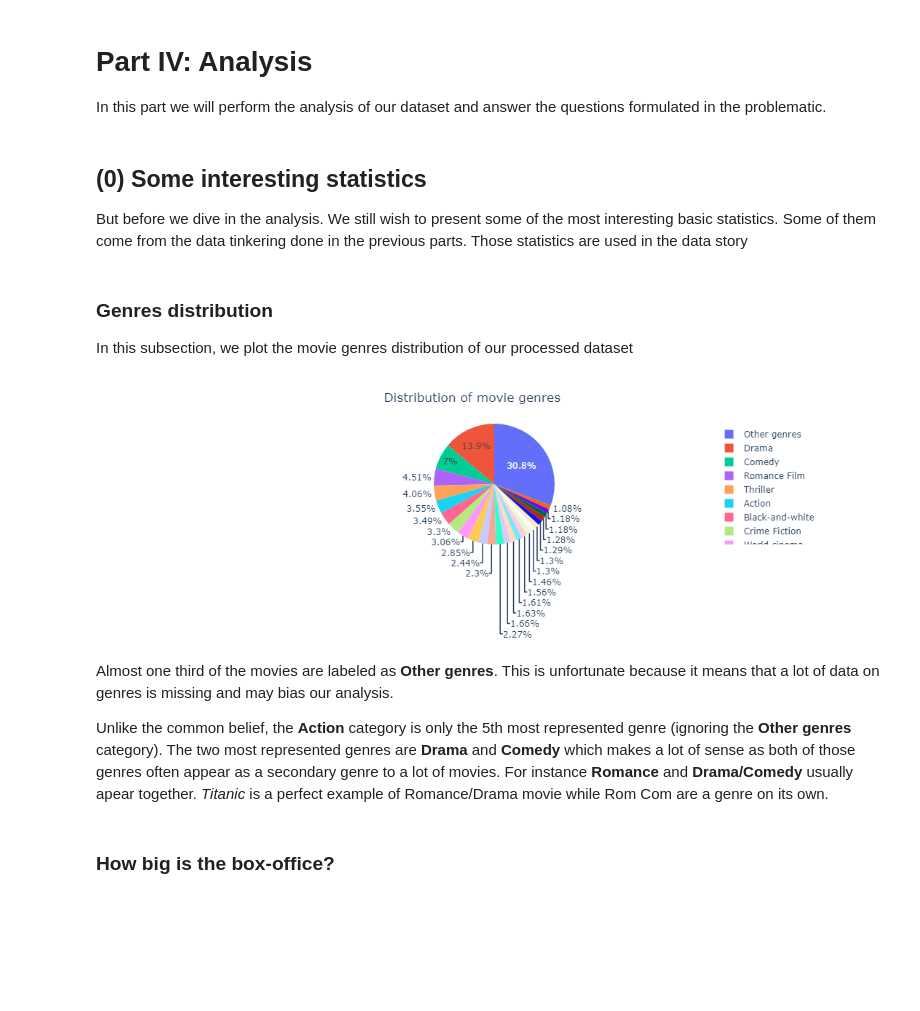
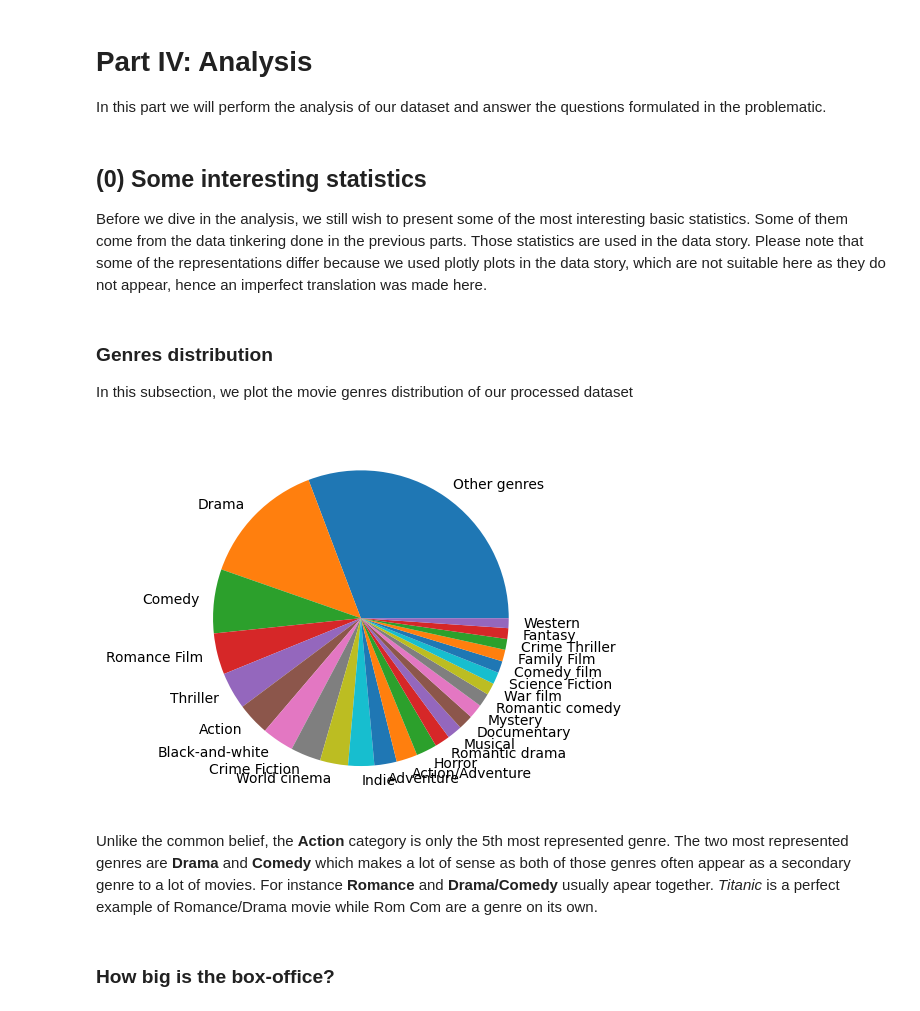
Before and after one commit to epfl-ada/ada-2023-project-advanceddataarsonists, a Jupyter notebook: data_analysis.ipynb, the cells around one changed output. Cells and saved outputs as stored; diff of their text form; code cells hidden in the pictures; blank space fills up the shorter version.

Commit message:
Fix genres

```diff
--- a/data_analysis.ipynb
+++ b/data_analysis.ipynb
@@ -1060,30 +1062,35 @@ actor_movies_with_genre["genres_freq"] = genres_freq.tolist()
 # %% [markdown]
 ## (0) Some interesting statistics
 
-But before we dive in the analysis. We still wish to present some of the most interesting basic statistics. Some of them come from the data tinkering done in the previous parts. Those statistics are used in the data story
+Before we dive in the analysis, we still wish to present some of the most interesting basic statistics. Some of them come from the data tinkering done in the previous parts. Those statistics are used in the data story. Please note that some of the representations differ because we used plotly plots in the data story, which are not suitable here as they do not appear, hence an imperfect translation was made here.
 # %% [markdown]
 ### Genres distribution
 
 In this subsection, we plot the movie genres distribution of our processed dataset
 # %%
-df = movies["movie_genres"].explode().reset_index(drop=True)
-df = pd.DataFrame(df)
+# Get movie genres, aggregate by unqiuie genre to get frequencies and make a pie chart
+df = pd.DataFrame(movies["movie_genres"].explode().reset_index(drop=True))
 df["count"] = [1]*len(df)
 tot = len(df)
+
 df = df.groupby("movie_genres").agg(np.sum).reset_index()
 df["count"] = (df["count"]/tot)*100
 df = df.sort_values("count", ascending=False)
+
+# Less than 1% of movies => grouped to other genres
 df.loc[df['count'] < 1, 'movie_genres'] = 'Other genres'
+
+# Needed for plotly => matplotlib translation
+df = df.groupby("movie_genres").agg(np.sum).reset_index()
+df = df.sort_values("count", ascending=False)
-# %%
-fig = px.pie(df, values='count', names='movie_genres')
-fig.update_layout(title_text="Distribution of movie genres", title_x=0.475)
-fig
-# %% [output]
-[figure, removed]
+# %%
+# Pie chart
+plt.pie(df['count'], labels = df['movie_genres'])
+plt.show()
+# %% [output]
+[figure, added]
 # %% [markdown]
-Almost one third of the movies are labeled as **Other genres**. This is unfortunate because it means that a lot of data on genres is missing and may bias our analysis.
-
-Unlike the common belief, the **Action** category is only the 5th most represented genre (ignoring the **Other genres** category). The two most represented genres are **Drama** and **Comedy** which makes a lot of sense as both of those genres often appear as a secondary genre to a lot of movies. For instance **Romance** and **Drama/Comedy** usually apear together. _Titanic_ is a perfect example of Romance/Drama movie while Rom Com are a genre on its own.
+Unlike the common belief, the **Action** category is only the 5th most represented genre. The two most represented genres are **Drama** and **Comedy** which makes a lot of sense as both of those genres often appear as a secondary genre to a lot of movies. For instance **Romance** and **Drama/Comedy** usually apear together. _Titanic_ is a perfect example of Romance/Drama movie while Rom Com are a genre on its own.
 # %% [markdown]
 ### How big is the box-office?
 # %% [markdown]
```
Also changed, not shown: parts of 2 cells of this notebook, 2 other files.
